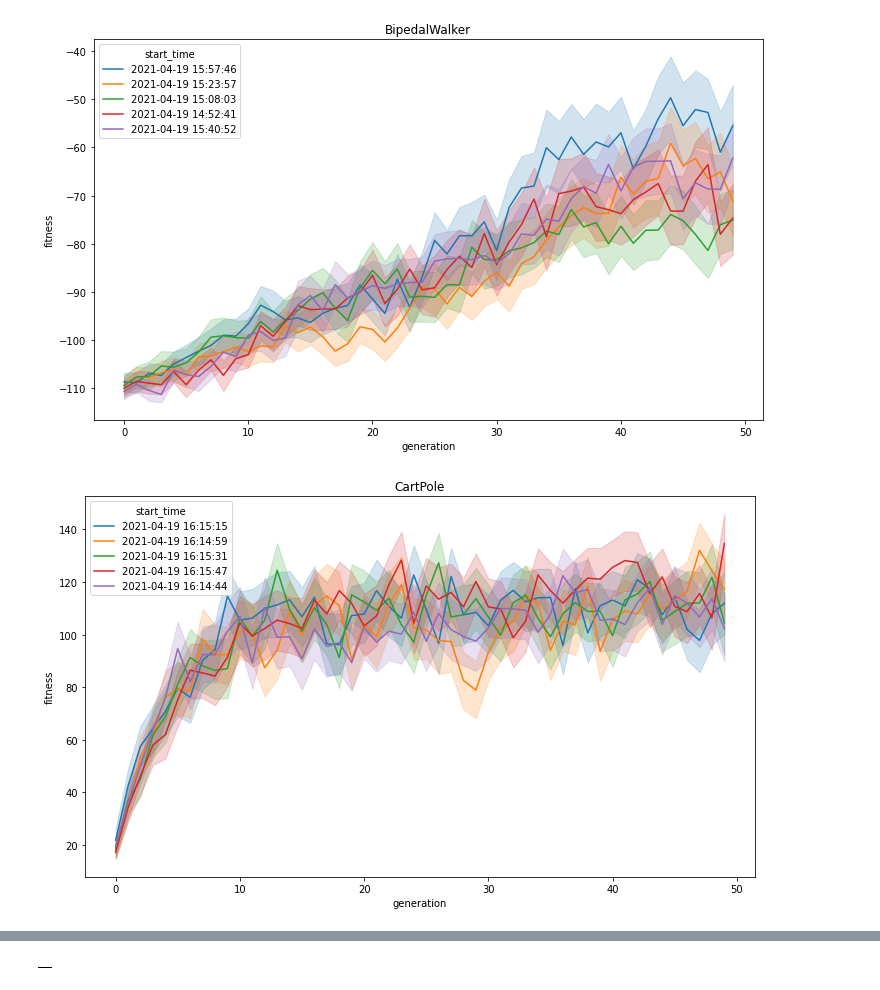
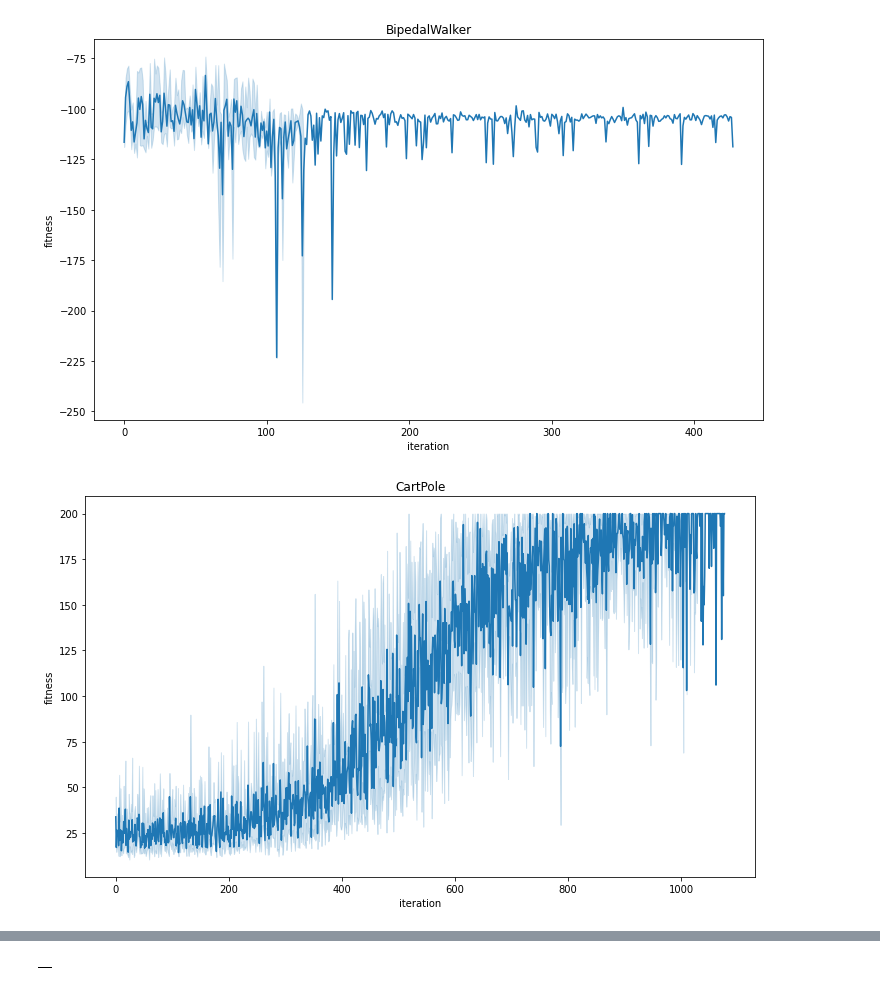
Before and after one commit to michal-kajstura/NEAT, a Jupyter notebook: notebooks/visualize_logs.ipynb, the cells around one changed output, grey strips where cells are left out. Saved outputs shown, nothing was run; the diff lists cells and outputs as text; code cells hidden in the pictures.

```diff
--- a/notebooks/visualize_logs.ipynb
+++ b/notebooks/visualize_logs.ipynb
@@ -8,11 +8,16 @@ import seaborn as sns
 
 LOGDIR = Path(
     '/home/michal/studia/machine_learning_lab/'
-    'NEAT/experiments/scripts/logs_neat_openai/'
+    'NEAT/neat_improved/logs/neat'
+)
+
+AC_LOGDIR = Path(
+    '/home/michal/studia/machine_learning_lab/'
+    'NEAT/neat_improved/logs/actor_critic'
 )
 
 
-def load_logs(logdir):
+def load_neat_logs(logdir):
     paths = logdir.rglob('*population.csv')
     dfs = []
     for path in paths:
@@ -24,13 +29,24 @@ def load_logs(logdir):
     return pd.concat(dfs)
 
 
+def load_ac_logs(logdir):
+    paths = logdir.rglob('*actor_critic.csv')
+    dfs = []
+    for path in paths:
+        df = pd.read_csv(path, names=['iteration', 'fitness', 'time_in_s'])
+        df['env'] = path.parent.parent.stem
+        df['start_time'] = path.parent.stem
+        dfs.append(df)
+
+    return pd.concat(dfs)
+
+
 def plot_environment(group):
     plt.figure(figsize=(12, 7))
     plt.title(group.name)
     sns.lineplot(
-        x='generation',
+        x='iteration',
         y='fitness',
-        hue='start_time',
         data=group,
         estimator='mean',
     )
@@ -38,6 +65,5 @@ def plot_environment(group):
 # %%
-df = load_logs(LOGDIR)
-df.groupby('env').apply(plot_environment)
+load_ac_logs(AC_LOGDIR).groupby(['env']).apply(plot_environment)
 # %% [output]
-[figure, old version]
+[figure, new version]
-[figure, old version]
+[figure, new version]
```
Also changed, not shown: parts of 2 cells of this notebook, 1 other file.
